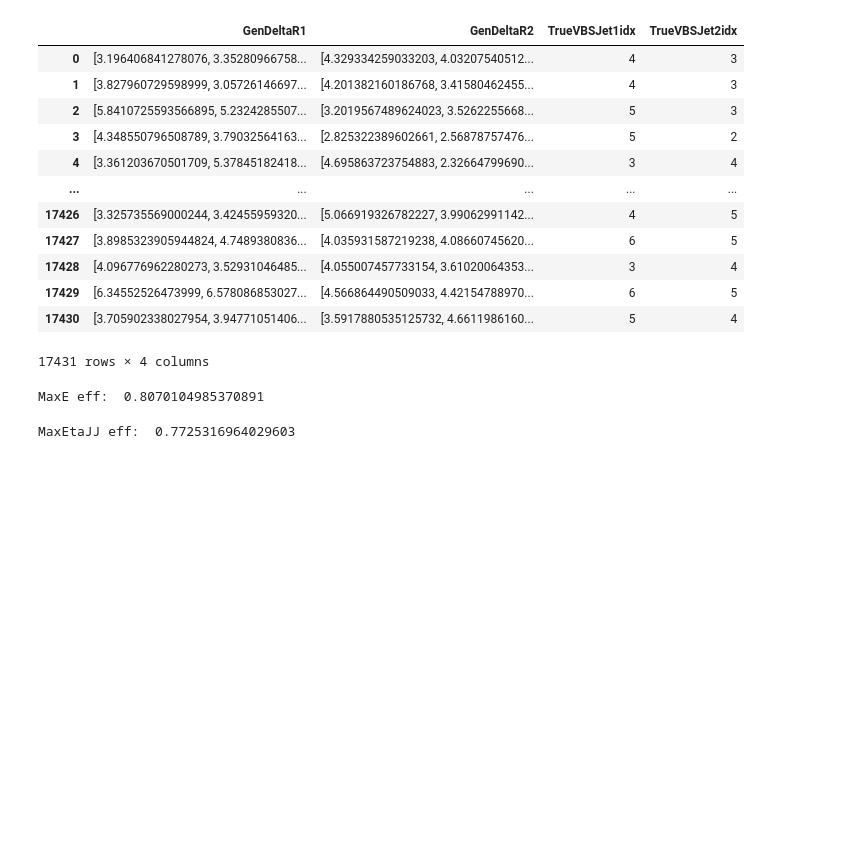
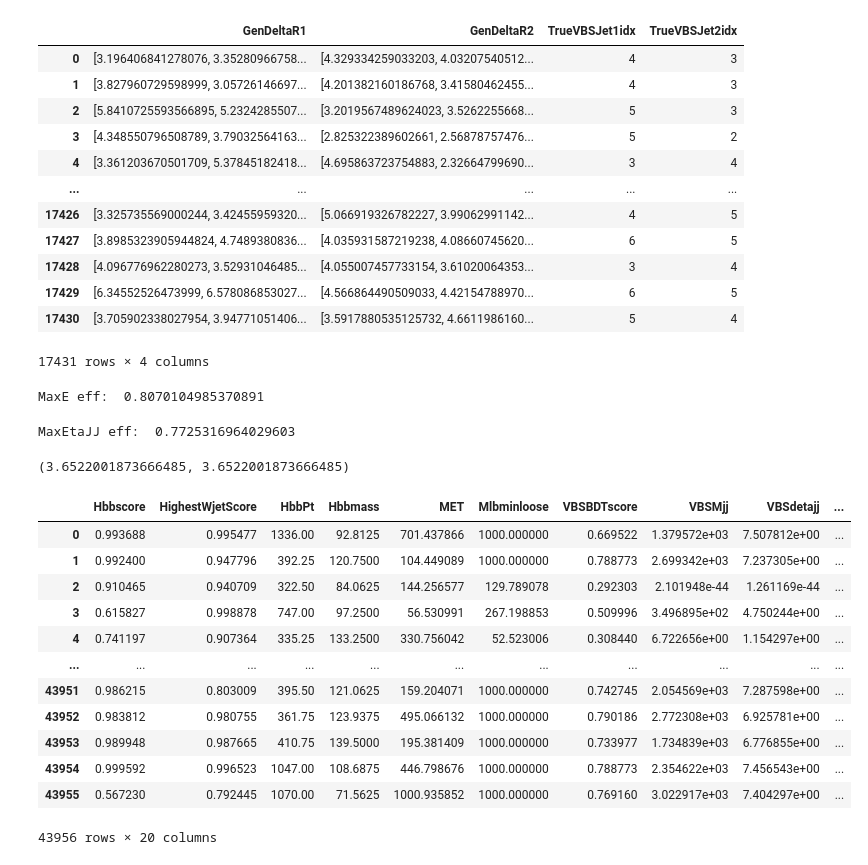
Before and after one commit to aashayarora/vbs-1lep, a Jupyter notebook: validation/genstudy.ipynb, the cells around one changed output. Cells and saved outputs as stored; diff of their text form; code cells hidden in the pictures; blank space fills up the shorter version.

```diff
--- a/validation/genstudy.ipynb
+++ b/validation/genstudy.ipynb
@@ -62,3 +62,9 @@ MaxE eff:  0.8070104985370891
 print("MaxEtaJJ eff: ", maxeta_eff)
 # %% [output]
 MaxEtaJJ eff:  0.7725316964029603
+# %%
+with uproot.open("/data/userdata/aaarora/output/run2/ABCDNet_simpleDisco_VBSVVH1lep_30/output/sig_MVA_abcdnet.root") as f:
+    df1 = f.get("Events").arrays(library="pd")
+
+with uproot.open("/data/userdata/aaarora/output/run2/ABCDNet_simpleDisco_VBSVVH1lep_30/output/sig_LHEScaleWeight_muR_up_MVA_abcdnet.root") as f:
+    df2 = f.get("Events").arrays(library="pd")
@@ -64,0 +78,20 @@ MaxEtaJJ eff:  0.7725316964029603
+# %%
+sum(df3.weight), sum(df4.weight)
+# %% [output]
+(3.6522001873666485, 3.6522001873666485)
+# %%
+df1
+# %% [output]
+|  | Hbbscore | HighestWjetScore | HbbPt | Hbbmass | MET | Mlbminloose | VBSBDTscore | VBSMjj | VBSdetajj | ... |
+| 0 | 0.993688 | 0.995477 | 1336.00 | 92.8125 | 701.437866 | 1000.000000 | 0.669522 | 1.379572e+03 | 7.507812e+00 | ... |
+| 1 | 0.992400 | 0.947796 | 392.25 | 120.7500 | 104.449089 | 1000.000000 | 0.788773 | 2.699342e+03 | 7.237305e+00 | ... |
+| 2 | 0.910465 | 0.940709 | 322.50 | 84.0625 | 144.256577 | 129.789078 | 0.292303 | 2.101948e-44 | 1.261169e-44 | ... |
+| 3 | 0.615827 | 0.998878 | 747.00 | 97.2500 | 56.530991 | 267.198853 | 0.509996 | 3.496895e+02 | 4.750244e+00 | ... |
+| 4 | 0.741197 | 0.907364 | 335.25 | 133.2500 | 330.756042 | 52.523006 | 0.308440 | 6.722656e+00 | 1.154297e+00 | ... |
+| ... | ... | ... | ... | ... | ... | ... | ... | ... | ... | ... |
+| 43951 | 0.986215 | 0.803009 | 395.50 | 121.0625 | 159.204071 | 1000.000000 | 0.742745 | 2.054569e+03 | 7.287598e+00 | ... |
+| 43952 | 0.983812 | 0.980755 | 361.75 | 123.9375 | 495.066132 | 1000.000000 | 0.790186 | 2.772308e+03 | 6.925781e+00 | ... |
+| 43953 | 0.989948 | 0.987665 | 410.75 | 139.5000 | 195.381409 | 1000.000000 | 0.733977 | 1.734839e+03 | 6.776855e+00 | ... |
+| 43954 | 0.999592 | 0.996523 | 1047.00 | 108.6875 | 446.798676 | 1000.000000 | 0.788773 | 2.354622e+03 | 7.456543e+00 | ... |
+| 43955 | 0.567230 | 0.792445 | 1070.00 | 71.5625 | 1000.935852 | 1000.000000 | 0.769160 | 3.022917e+03 | 7.404297e+00 | ... |
+43956 rows × 20 columns
```
Also changed, not shown: parts of 10 cells of this notebook, 11 other files.
